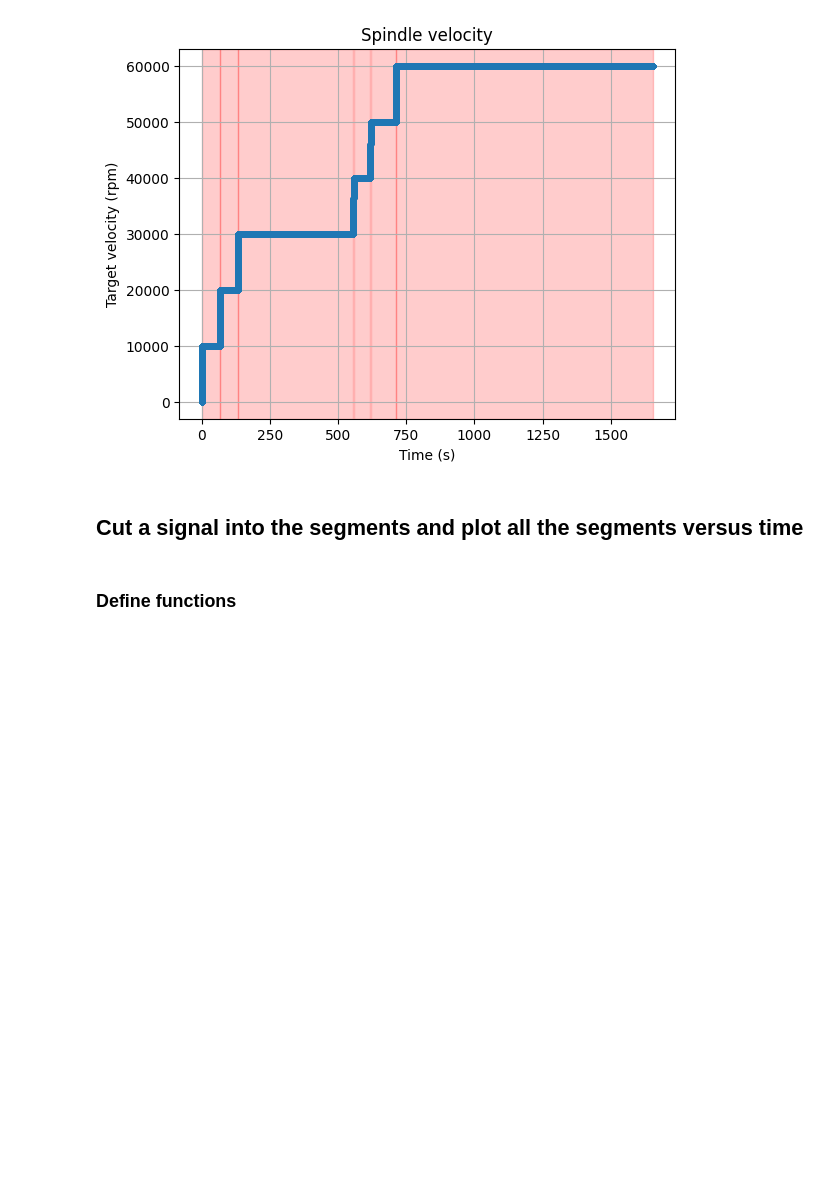
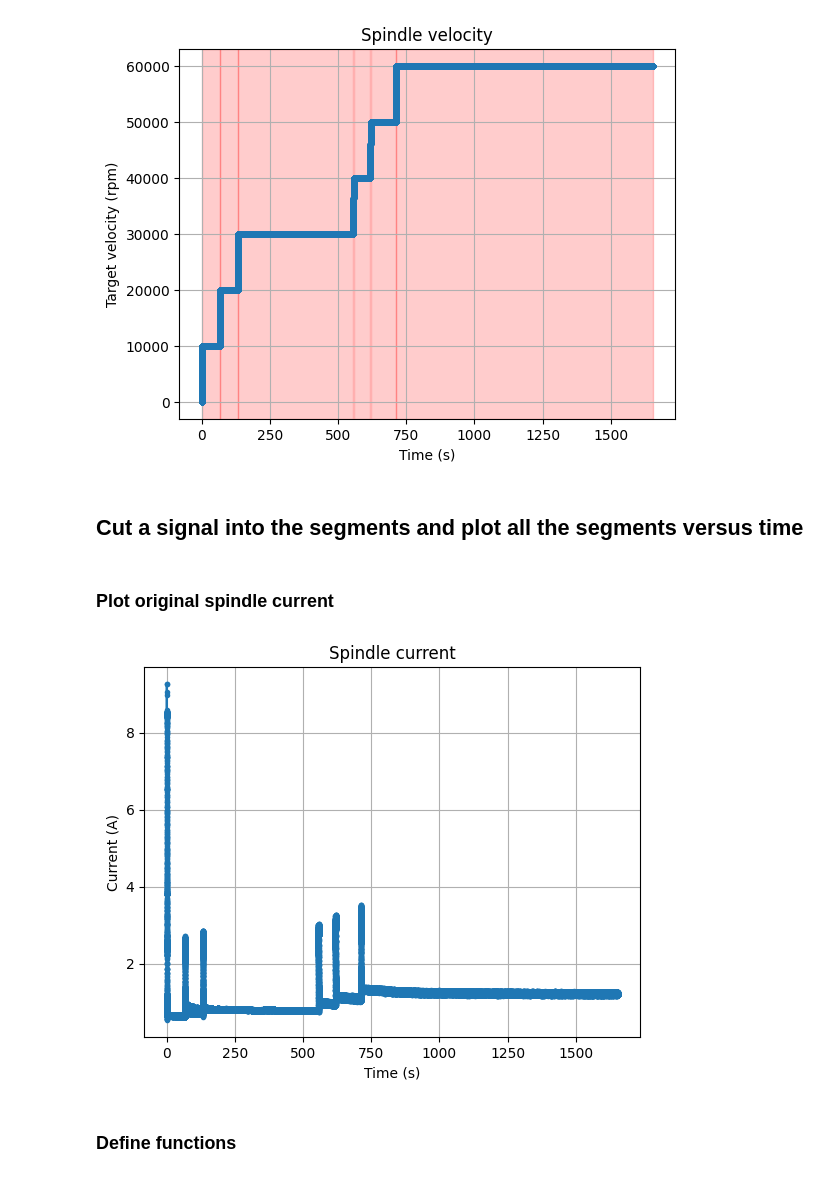
Before and after one commit to opatiny/predictiveMaintenance, a Jupyter notebook: src/notebooks/spindleCurrentVsTemperature.ipynb, the cells around one changed output. Saved outputs shown, nothing was run; the diff lists cells and outputs as text; code cells hidden in the pictures; blank space fills up the shorter version.

```diff
--- a/src/notebooks/spindleCurrentVsTemperature.ipynb
+++ b/src/notebooks/spindleCurrentVsTemperature.ipynb
@@ -244,6 +244,18 @@ plt.show()
 [figure]
 # %% [markdown]
 ## Cut a signal into the segments and plot all the segments versus time
+# %% [markdown]
+### Plot original spindle current
+# %%
+plt.figure()
+plt.plot(time, data["current"], "o-", markersize=3)
+plt.xlabel("Time (s)")
+plt.ylabel("Current (A)")
+plt.title("Spindle current")
+plt.grid()
+plt.show()
+# %% [output]
+[figure, added]
 # %% [markdown]
 ### Define functions
 # %%
```
Also changed, not shown: parts of 7 cells of this notebook.
